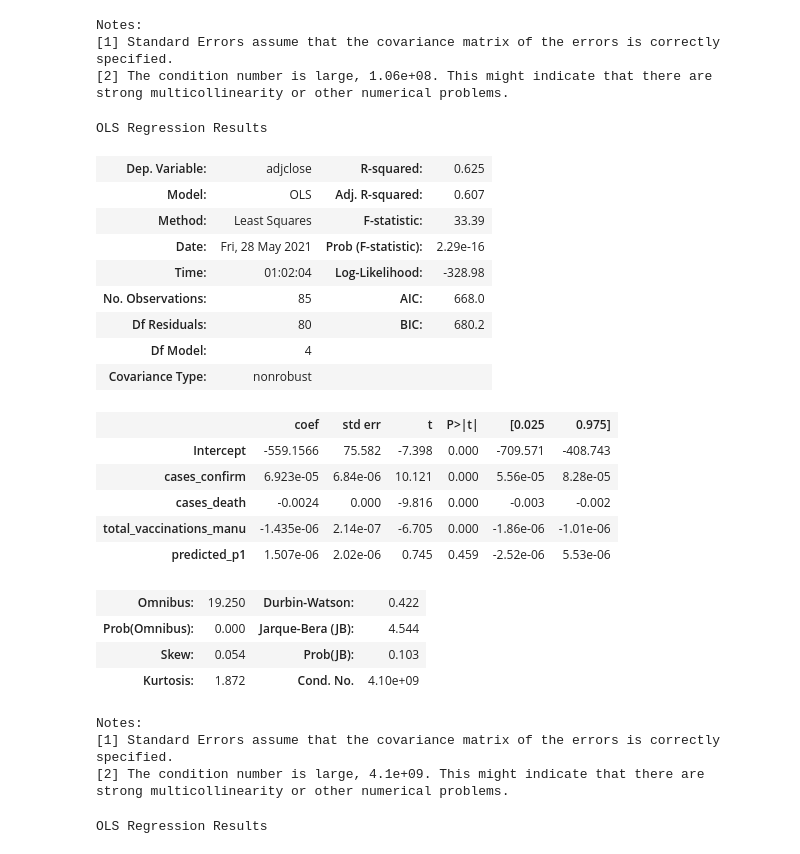
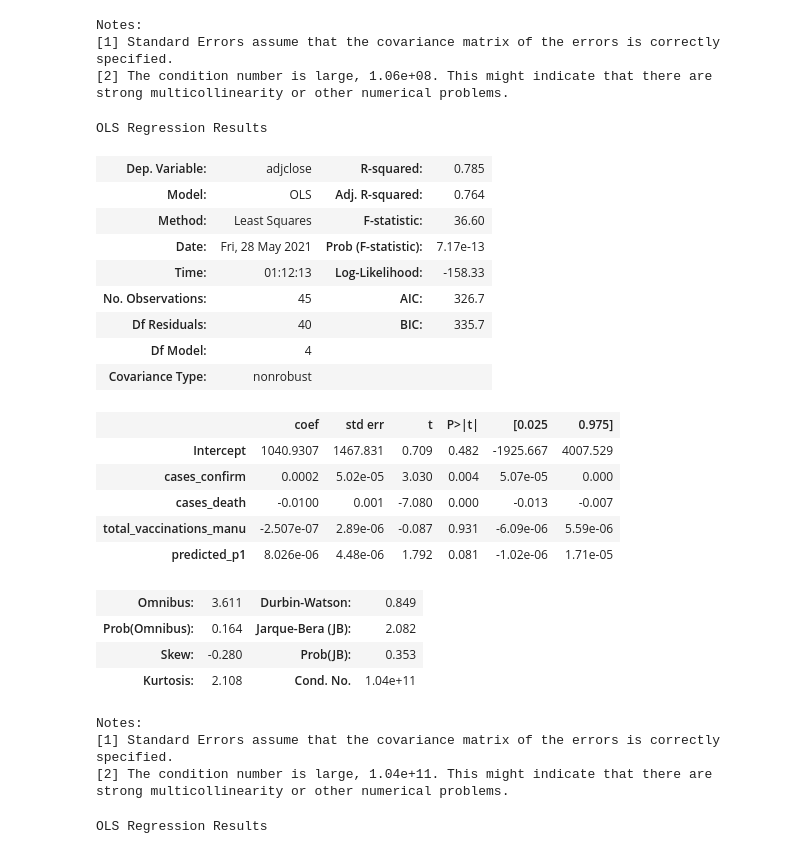
Before and after one commit to juno-yuu/COVID-Vaccine-and-Biotech-industry, a Jupyter notebook: Final_Project_Clean.ipynb, the cells around one changed output. Saved outputs shown, nothing was run; the diff lists cells and outputs as text; code cells hidden in the pictures.

```diff
--- a/Final_Project_Clean.ipynb
+++ b/Final_Project_Clean.ipynb
@@ -529,34 +536,34 @@ Notes:
 [2] The condition number is large, 1.06e+08. This might indicate that there are
 strong multicollinearity or other numerical problems.
 # %%
-MOD_partial = MOD.loc[MOD.index >= '2021-01-12']
+MOD_partial = MOD.loc[MOD.index >= '2021-03-11']
 res_mod_partial = sm.ols(formula = 'adjclose ~ cases_confirm + cases_death\
  + total_vaccinations_manu + predicted_p1', data = MOD_partial).fit()
 res_mod_partial.summary()
 # %% [output]
 OLS Regression Results
-| Dep. Variable: | adjclose | R-squared: | 0.625 |
-| Model: | OLS | Adj. R-squared: | 0.607 |
-| Method: | Least Squares | F-statistic: | 33.39 |
-| Date: | Fri, 28 May 2021 | Prob (F-statistic): | 2.29e-16 |
-| Time: | 01:02:04 | Log-Likelihood: | -328.98 |
-| No. Observations: | 85 | AIC: | 668.0 |
-| Df Residuals: | 80 | BIC: | 680.2 |
+| Dep. Variable: | adjclose | R-squared: | 0.785 |
+| Model: | OLS | Adj. R-squared: | 0.764 |
+| Method: | Least Squares | F-statistic: | 36.60 |
+| Date: | Fri, 28 May 2021 | Prob (F-statistic): | 7.17e-13 |
+| Time: | 01:12:13 | Log-Likelihood: | -158.33 |
+| No. Observations: | 45 | AIC: | 326.7 |
+| Df Residuals: | 40 | BIC: | 335.7 |
 | Df Model: | 4 |  |  |
 | Covariance Type: | nonrobust |  |  |
 |  | coef | std err | t | P>|t| | [0.025 | 0.975] |
-| Intercept | -559.1566 | 75.582 | -7.398 | 0.000 | -709.571 | -408.743 |
-| cases_confirm | 6.923e-05 | 6.84e-06 | 10.121 | 0.000 | 5.56e-05 | 8.28e-05 |
-| cases_death | -0.0024 | 0.000 | -9.816 | 0.000 | -0.003 | -0.002 |
-| total_vaccinations_manu | -1.435e-06 | 2.14e-07 | -6.705 | 0.000 | -1.86e-06 | -1.01e-06 |
-| predicted_p1 | 1.507e-06 | 2.02e-06 | 0.745 | 0.459 | -2.52e-06 | 5.53e-06 |
+| Intercept | 1040.9307 | 1467.831 | 0.709 | 0.482 | -1925.667 | 4007.529 |
+| cases_confirm | 0.0002 | 5.02e-05 | 3.030 | 0.004 | 5.07e-05 | 0.000 |
+| cases_death | -0.0100 | 0.001 | -7.080 | 0.000 | -0.013 | -0.007 |
+| total_vaccinations_manu | -2.507e-07 | 2.89e-06 | -0.087 | 0.931 | -6.09e-06 | 5.59e-06 |
+| predicted_p1 | 8.026e-06 | 4.48e-06 | 1.792 | 0.081 | -1.02e-06 | 1.71e-05 |
-| Omnibus: | 19.250 | Durbin-Watson: | 0.422 |
-| Prob(Omnibus): | 0.000 | Jarque-Bera (JB): | 4.544 |
-| Skew: | 0.054 | Prob(JB): | 0.103 |
-| Kurtosis: | 1.872 | Cond. No. | 4.10e+09 |
+| Omnibus: | 3.611 | Durbin-Watson: | 0.849 |
+| Prob(Omnibus): | 0.164 | Jarque-Bera (JB): | 2.082 |
+| Skew: | -0.280 | Prob(JB): | 0.353 |
+| Kurtosis: | 2.108 | Cond. No. | 1.04e+11 |
 Notes:
 [1] Standard Errors assume that the covariance matrix of the errors is correctly specified.
-[2] The condition number is large, 4.1e+09. This might indicate that there are
+[2] The condition number is large, 1.04e+11. This might indicate that there are
 strong multicollinearity or other numerical problems.
 # %%
 res_jj = sm.ols(formula = 'adjclose ~ cases_confirm + cases_death\
```
Also changed, not shown: parts of 4 cells of this notebook.
